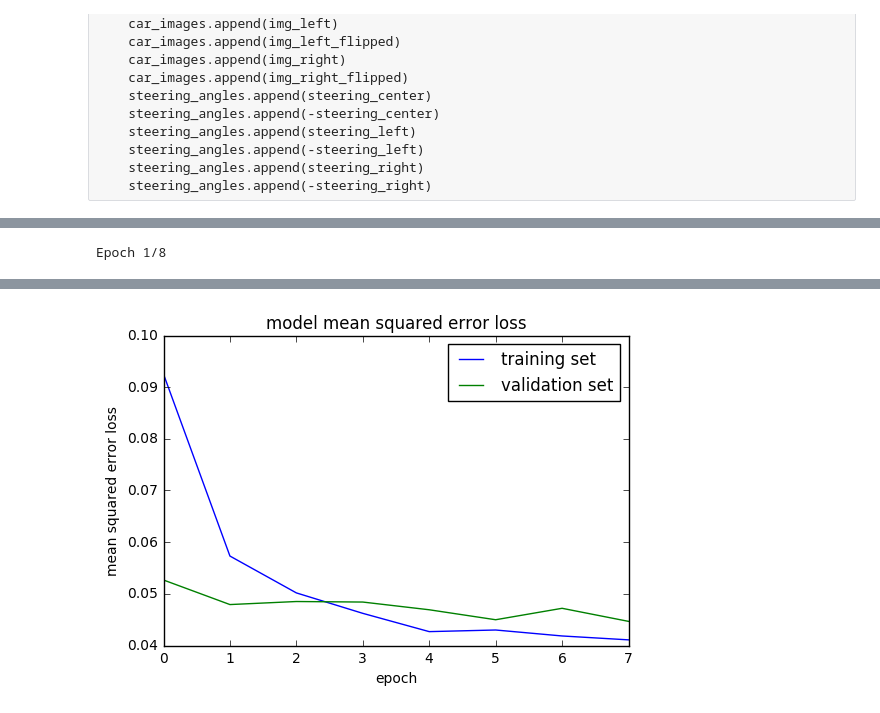
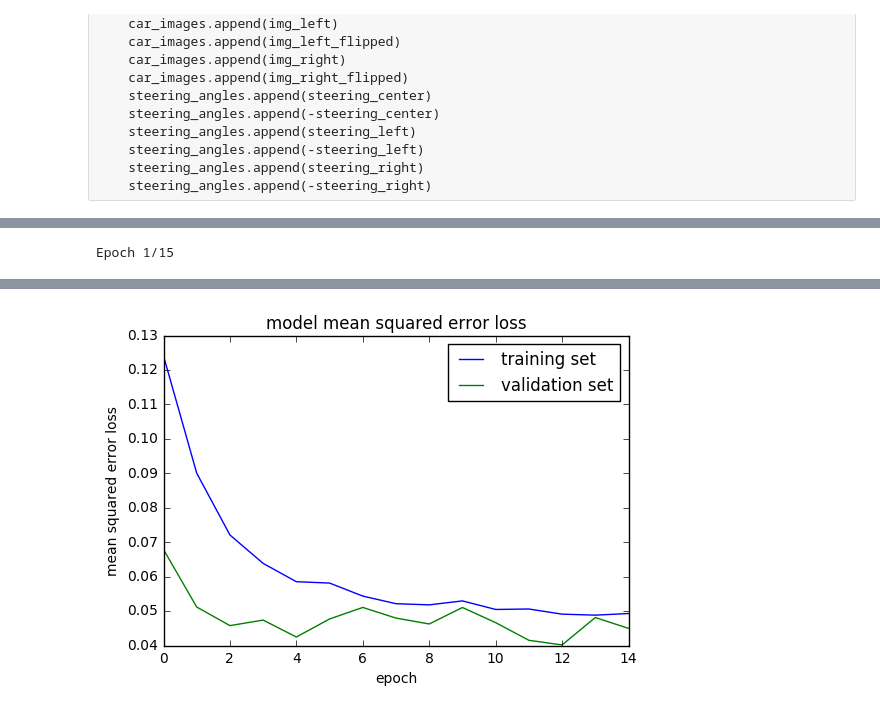
Before and after one commit to karanj1/SDCar, a Jupyter notebook: CarND-Behavioral-Cloning-P3/test6-Copy6.ipynb, the cells around one changed output, grey strips where cells are left out. Drawn from its saved outputs; the diff is of its cells as text; code cells hidden in the pictures.

Commit message:
p3 test6-copy6 07

```diff
--- a/CarND-Behavioral-Cloning-P3/test6-Copy6.ipynb
+++ b/CarND-Behavioral-Cloning-P3/test6-Copy6.ipynb
@@ -26,7 +24,7 @@ samples = []
 csv_path = ['data/data/driving_log.csv', 'data/ds1/driving_log.csv', 'data/DSReverse/driving_log.csv', \
             'data/data/data_pat/track1_central/driving_log.csv', 'data/data/data_pat/track1_recovery/driving_log.csv', \
             'data/data/data_pat/track1_recovery_reverse/driving_log.csv', 'data/data/data_pat/track1_reverse/driving_log.csv']
-for j in range(3):
+for j in range(7):
     if j==8:
         # 0 = my own data, 1 = Udacity supplied data , any other no = use both dataset
         print('not using dataset ', j)
@@ -47,10 +45,7 @@ for j in range(3):
 
             #samples.append(line)
 
-set_size = len(samples)
-train_samples = samples[:math.floor(set_size*0.8)]
-validation_samples = samples[math.ceil(set_size*0.8):]
-#train_samples, validation_samples = train_test_split(samples, test_size=0.2)
+train_samples, validation_samples = train_test_split(samples, test_size=0.2, random_state=42)
 print (len(samples), len(train_samples), len(validation_samples), samples[550])
 a= np.array(samples)
 # %% [output]
@@ -240,6 +237,6 @@ for i in range(2):
 # %%
 def generator(samples, augment=True, batch_size=256):
-    num_samples = int(len(samples)/2.7)
+    num_samples = int(len(samples)/4)
     while 1: # Loop forever so the generator never terminates
         shuffle(samples)
         for offset in range(0, num_samples, batch_size):
@@ -316,8 +313,8 @@ None
 model.compile(loss='mse', optimizer=Adam(lr=1e-4))
 #model.fit(X_train, y_train,validation_split=0.2, shuffle=True, nb_epoch=7)
 history_object = model.fit_generator(train_generator, samples_per_epoch= \
-            len(train_samples)*2, validation_data=validation_generator, \
-            nb_val_samples=len(validation_samples)*2, nb_epoch=8, verbose=1)          #https://keras.io/models/sequential/#fit_generator
+            math.floor(len(train_samples)*0.5), validation_data=validation_generator, \
+            nb_val_samples=math.floor(len(validation_samples)*0.5), nb_epoch=15, verbose=1)          #https://keras.io/models/sequential/#fit_generator
 
 ### print the keys contained in the history object
 print(history_object.history.keys())
@@ -333,4 +330,4 @@ plt.show()
 
 model.save('model_test.h5')
 # %% [output]
-Epoch 1/8
+Epoch 1/15
@@ -353 +351 @@ dict_keys(['val_loss', 'loss'])
-[figure, old version]
+[figure, new version]
```
Also changed, not shown: parts of 6 cells of this notebook, 1 other file.
